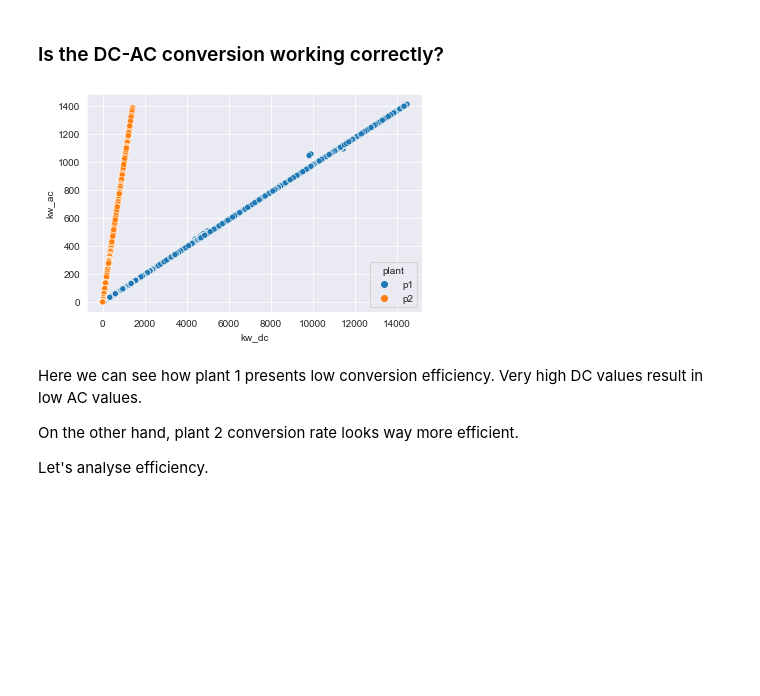
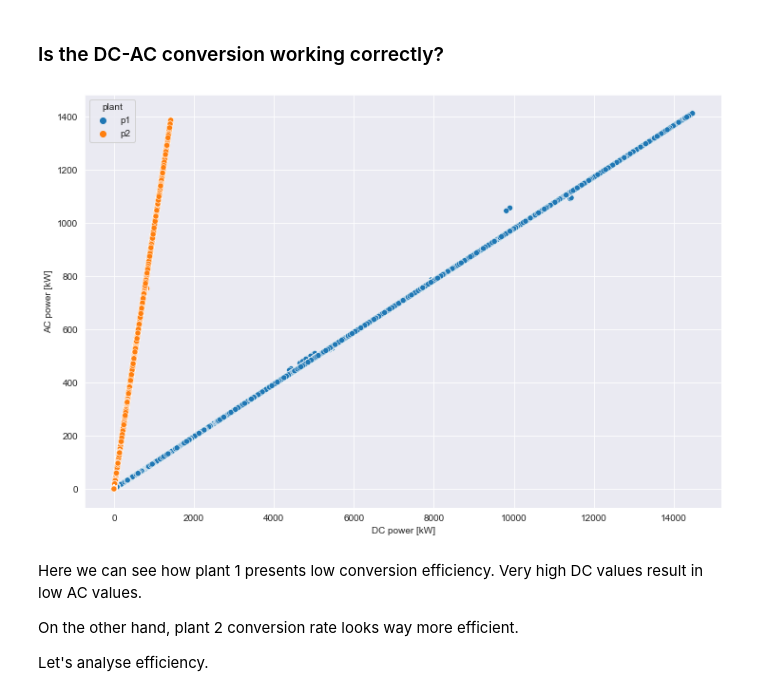
Before and after one commit to luis-cj/data-science-solar-power-plant, a Jupyter notebook: solar_power_plant_part_3.ipynb, the cells around one changed output. Drawn from its saved outputs; the diff is of its cells as text; code cells hidden in the pictures; blank space fills up the shorter version.

```diff
--- a/solar_power_plant_part_3.ipynb
+++ b/solar_power_plant_part_3.ipynb
@@ -368,9 +372,12 @@ Conclusions:
 # %% [markdown]
 ### Is the DC-AC conversion working correctly?
 # %%
-sns.scatterplot(data=df, x="kw_dc", y="kw_ac", hue="plant");
+plt.figure(figsize=(12,8))
+sns.scatterplot(data=df, x="kw_dc", y="kw_ac", hue="plant")
+plt.xlabel("DC power [kW]")
+plt.ylabel("AC power [kW]");
 # %% [output]
-[figure, old version]
+[figure, new version]
 # %% [markdown]
 Here we can see how plant 1 presents low conversion efficiency. Very high DC values result in low AC values.
 
```
Also changed, not shown: parts of 8 cells of this notebook, 10 other files.
